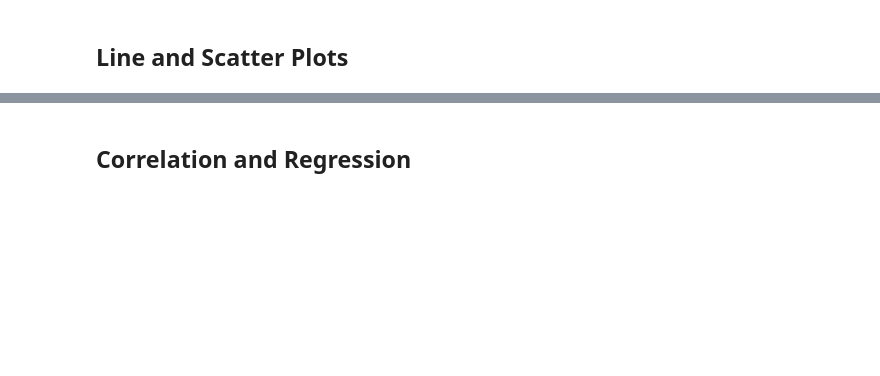
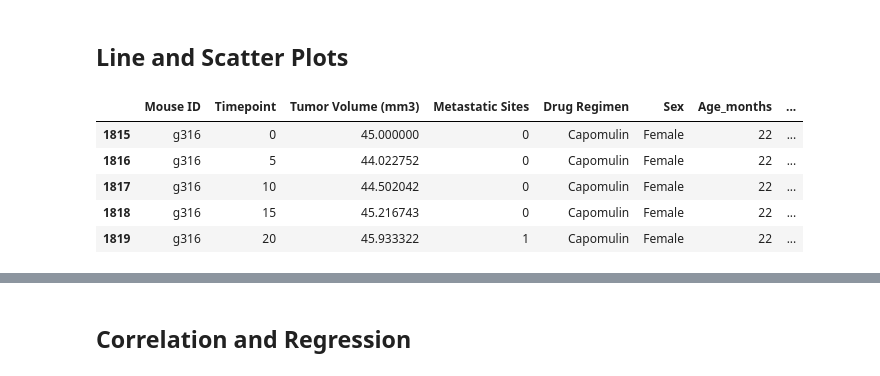
Before and after one commit to dejayru/matplotlib-hw-wk5, a Jupyter notebook: Pymaceuticals/pymaceuticals_starter.ipynb, the cells around one changed output, grey strips where cells are left out. Cells and saved outputs as stored; diff of their text form; code cells hidden in the pictures; blank space fills up the shorter version.

```diff
--- a/Pymaceuticals/pymaceuticals_starter.ipynb
+++ b/Pymaceuticals/pymaceuticals_starter.ipynb
@@ -419,3 +419,12 @@ plt.show()
 ## Line and Scatter Plots
 # %%
 # Generate a line plot of tumor volume vs. time point for a mouse treated with Capomulin
+linepolt_df = Capomulin_df.loc[Capomulin_df["Mouse ID"] == "g316",:]
+linepolt_df.head()
+# %% [output]
+|  | Mouse ID | Timepoint | Tumor Volume (mm3) | Metastatic Sites | Drug Regimen | Sex | Age_months | ... |
+| 1815 | g316 | 0 | 45.000000 | 0 | Capomulin | Female | 22 | ... |
+| 1816 | g316 | 5 | 44.022752 | 0 | Capomulin | Female | 22 | ... |
+| 1817 | g316 | 10 | 44.502042 | 0 | Capomulin | Female | 22 | ... |
+| 1818 | g316 | 15 | 45.216743 | 0 | Capomulin | Female | 22 | ... |
+| 1819 | g316 | 20 | 45.933322 | 1 | Capomulin | Female | 22 | ... |
```
Also changed, not shown: parts of 1 cell of this notebook.
